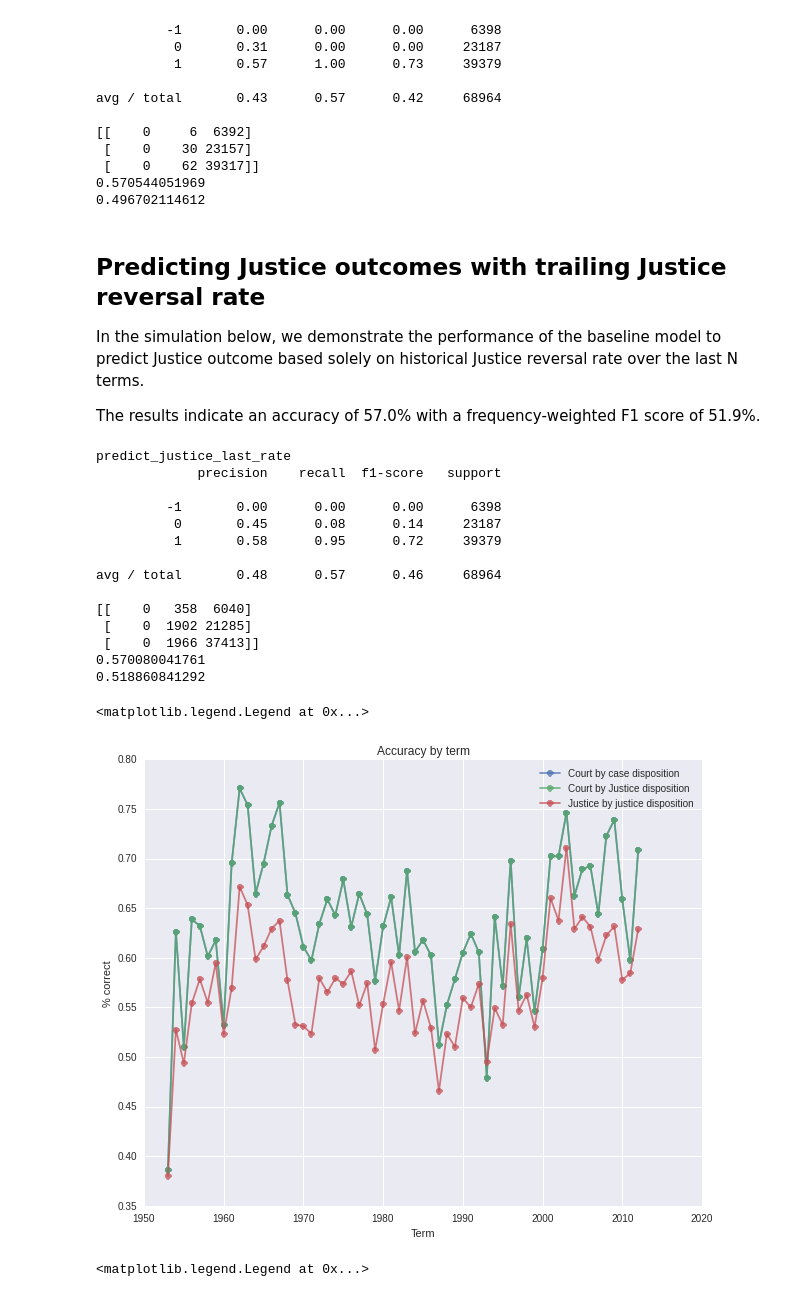
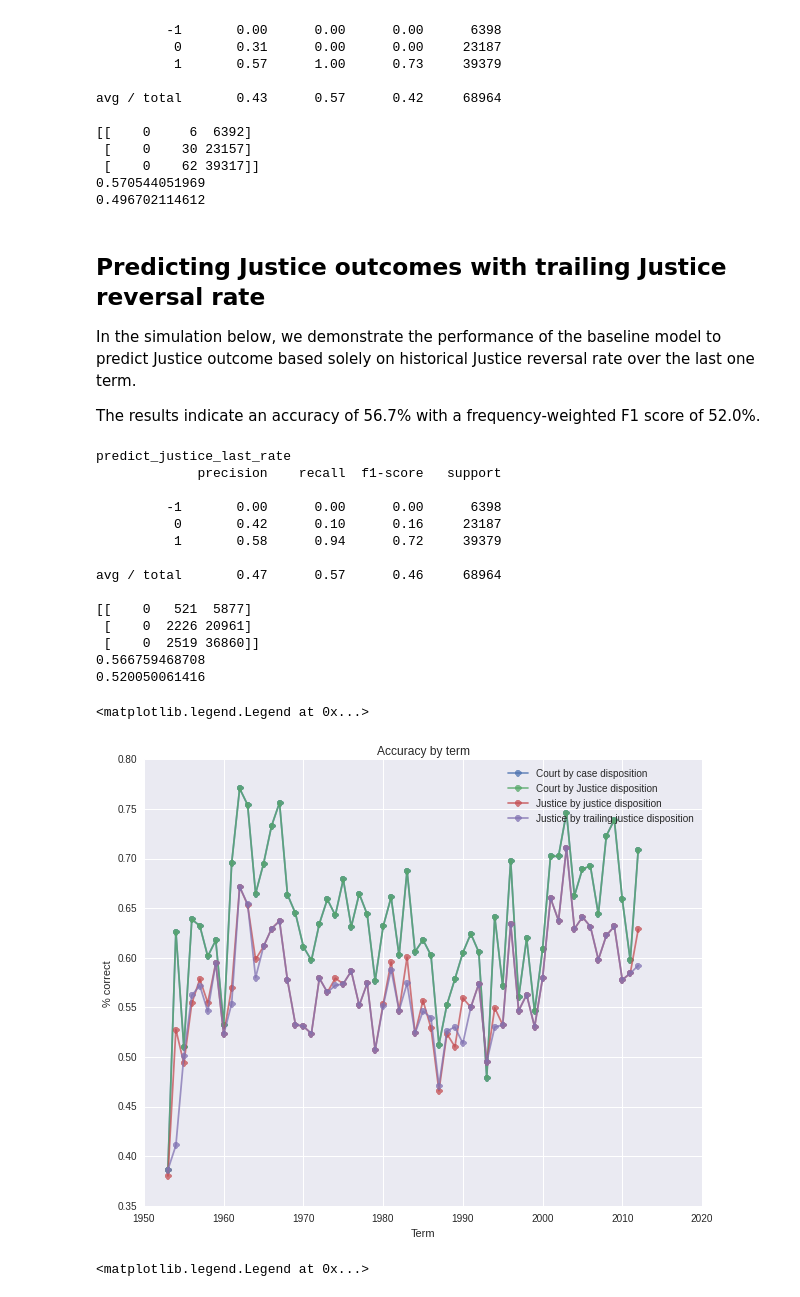
Before and after one commit to mjbommar/scotus-uncertainty, a Jupyter notebook: simulate_baseline_performance.ipynb, the cells around one changed output. Cells and saved outputs as stored; diff of their text form; code cells hidden in the pictures.

Commit message:
Adding trailing justice rate plots

```diff
--- a/simulate_baseline_performance.ipynb
+++ b/simulate_baseline_performance.ipynb
@@ -141,7 +141,7 @@ def predict_justice_rate(historical_data, justice_list):
     return prediction_map
 
 
-def predict_justice_last_rate(historical_data, justice_list, last_terms=2):
+def predict_justice_last_rate(historical_data, justice_list, last_terms=1):
     """
     Prediction method based on the per-Justice historical reversal rate.
 
@@ -346,9 +346,9 @@ avg / total       0.43      0.57      0.42     68964
 # %% [markdown]
 ## Predicting Justice outcomes with trailing Justice reversal rate
 
-  In the simulation below, we demonstrate the performance of the baseline model to predict Justice outcome based solely on historical Justice reversal rate over the last N terms.
+  In the simulation below, we demonstrate the performance of the baseline model to predict Justice outcome based solely on historical Justice reversal rate over the last one term.
 
-  The results indicate an accuracy of 57.0% with a frequency-weighted F1 score of 51.9%.
+  The results indicate an accuracy of 56.7% with a frequency-weighted F1 score of 52.0%.
 # %%
 # Run simulation for simplest model
 print("predict_justice_last_rate")
@@ -366,38 +366,42 @@ print(sklearn.metrics.f1_score(output_data["case_outcome_disposition"].fillna(-1
 
 # Get accuracy over time
 output_data.loc[:, "correct"] = (output_data["justice_outcome_disposition"].fillna(-1) == output_data["prediction"].fillna(-1))
-justice_accuracy_by_year = output_data.groupby("term")["correct"].mean()
+justice_last_accuracy_by_year = output_data.groupby("term")["correct"].mean()
 # %% [output]
 predict_justice_last_rate
              precision    recall  f1-score   support
 
          -1       0.00      0.00      0.00      6398
-          0       0.45      0.08      0.14     23187
-          1       0.58      0.95      0.72     39379
+          0       0.42      0.10      0.16     23187
+          1       0.58      0.94      0.72     39379
 
-avg / total       0.48      0.57      0.46     68964
+avg / total       0.47      0.57      0.46     68964
 
-[[    0   358  6040]
- [    0  1902 21285]
- [    0  1966 37413]]
-0.570080041761
-0.518860841292
+[[    0   521  5877]
+ [    0  2226 20961]
+ [    0  2519 36860]]
+0.566759468708
+0.520050061416
 # %%
 # Plot all accuracies
 f = plt.figure(figsize=(10, 8))
 plt.plot(court_case_accuracy_by_year.index, court_case_accuracy_by_year,
          marker='o', alpha=0.75)
 plt.plot(court_justice_accuracy_by_year.index, court_justice_accuracy_by_year,
          marker='o', alpha=0.75)
 plt.plot(justice_accuracy_by_year.index, justice_accuracy_by_year,
          marker='o', alpha=0.75)
+plt.plot(justice_last_accuracy_by_year.index, justice_last_accuracy_by_year,
+         marker='o', alpha=0.75)
+
 plt.title("Accuracy by term")
 plt.xlabel("Term")
 plt.ylabel("% correct")
-plt.legend(("Court by case disposition", "Court by Justice disposition", "Justice by justice disposition"))
+plt.legend(("Court by case disposition", "Court by Justice disposition",
+            "Justice by justice disposition", "Justice by trailing justice disposition"))
 # %% [output]
 <matplotlib.legend.Legend at 0x...>
-[figure, old version]
+[figure, new version]
 # %%
 # Plot case disposition rate by term
 rate_data = scdb_data.groupby("term")["case_outcome_disposition"].value_counts(normalize=True, sort=True).unstack()
```
Also changed, not shown: parts of 1 cell of this notebook.
